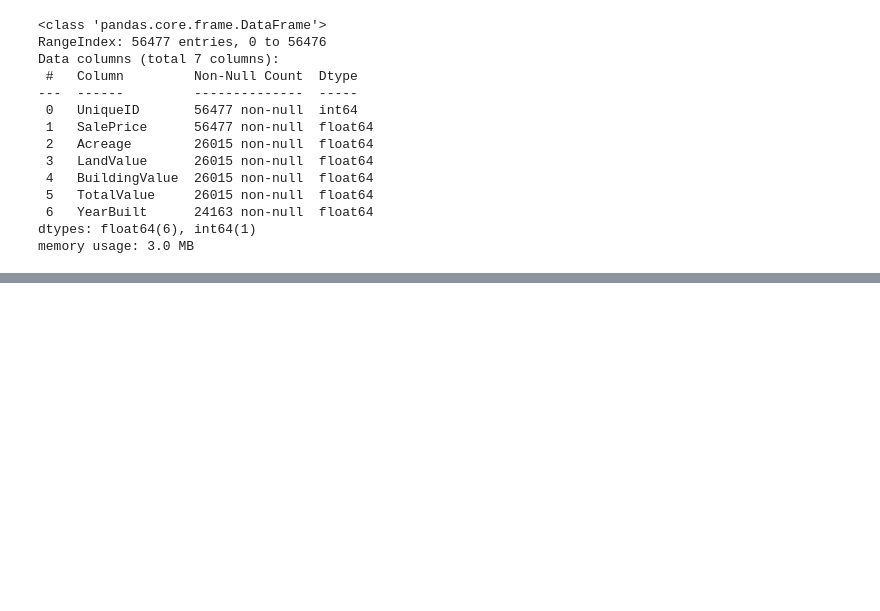
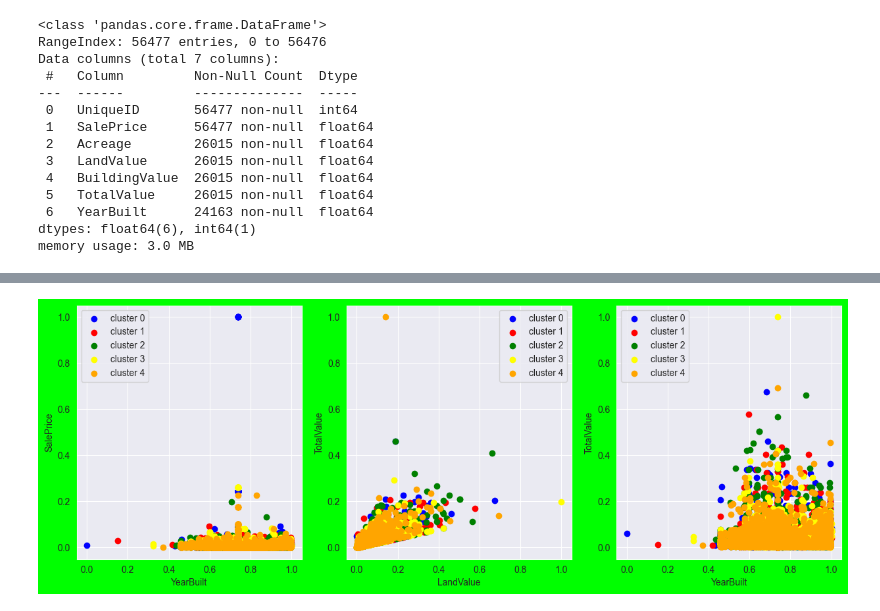
Before and after one commit to abelzambrana/Machine-Learning, a Jupyter notebook: KMeans-DBSCAN.ipynb, the cells around one changed output, grey strips where cells are left out. Cells and saved outputs as stored; diff of their text form; code cells hidden in the pictures; blank space fills up the shorter version.

```diff
--- a/KMeans-DBSCAN.ipynb
+++ b/KMeans-DBSCAN.ipynb
@@ -115,0 +216,11 @@ plt.show()
+# %%
+km = KMeans(n_clusters=5,
+            init='k-means++',
+            max_iter=300,
+            tol=1e-04,
+            random_state=42)
+
+clusters_pred = km.fit_predict(X)
+
+cluster_labels = np.unique(clusters_pred)
+n_clusters = cluster_labels.shape[0]
@@ -115,0 +235,40 @@ plt.show()
+# %%
+data['cluster'] = clusters_pred
+data_np = data.to_numpy()
+
+fig, axes = plt.subplots(1,3, figsize=(15,5),facecolor='lime')
+
+
+for cluster, color in enumerate(['blue', 'red', 'green', 'yellow', 'orange']):
+
+    #Annual SalePrice vs YearBuilt
+    axes[0].scatter(x=data_np[data_np[:,7] == cluster, 6],
+                    y=data_np[data_np[:,7] == cluster, 1],
+                    c=color,
+                    label='cluster {}'.format(cluster))
+    axes[0].legend()
+    axes[0].set_xlabel('YearBuilt')
+    axes[0].set_ylabel('SalePrice')
+
+    #Spending TotalValue vs LandValue
+    axes[1].scatter(x=data_np[data_np[:,7] == cluster, 3],
+                    y=data_np[data_np[:,7] == cluster, 5],
+                    c=color,
+                    label='cluster {}'.format(cluster))
+    axes[1].legend()
+    axes[1].set_xlabel('LandValue')
+    axes[1].set_ylabel('TotalValue')
+
+    #Annual TotalValue vs YearBuilt
+    axes[2].scatter(x=data_np[data_np[:,7] == cluster, 6],
+                    y=data_np[data_np[:,7] == cluster, 3],
+                    c=color,
+                    label='cluster {}'.format(cluster))
+    axes[2].legend()
+    axes[2].set_xlabel('YearBuilt')
+    axes[2].set_ylabel('TotalValue')
+
+
+plt.show()
+# %% [output]
+[figure, added]
```
Also changed, not shown: parts of 12 cells of this notebook.
